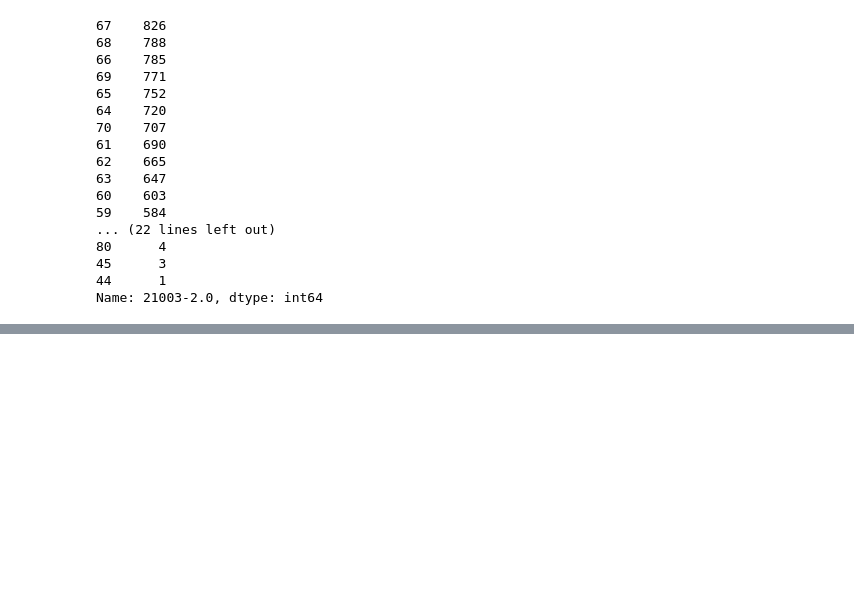
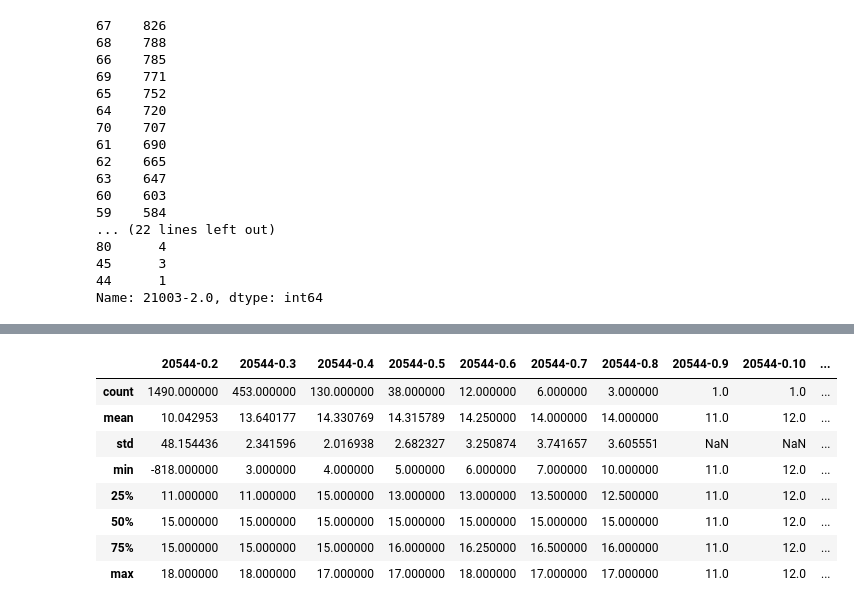
Before and after one commit to kamilest/brain-age-gnn, a Jupyter notebook: notebooks/phenotype.ipynb, the cells around one changed output, grey strips where cells are left out. Cells and saved outputs as stored; diff of their text form; code cells hidden in the pictures; blank space fills up the shorter version.

```diff
--- a/notebooks/phenotype.ipynb
+++ b/notebooks/phenotype.ipynb
@@ -312,0 +392,12 @@ phenotype_train.iloc[idx].index.tolist()
+# %%
+mental_health.describe()
+# %% [output]
+|  | 20544-0.2 | 20544-0.3 | 20544-0.4 | 20544-0.5 | 20544-0.6 | 20544-0.7 | 20544-0.8 | 20544-0.9 | 20544-0.10 | ... |
+| count | 1490.000000 | 453.000000 | 130.000000 | 38.000000 | 12.000000 | 6.000000 | 3.000000 | 1.0 | 1.0 | ... |
+| mean | 10.042953 | 13.640177 | 14.330769 | 14.315789 | 14.250000 | 14.000000 | 14.000000 | 11.0 | 12.0 | ... |
+| std | 48.154436 | 2.341596 | 2.016938 | 2.682327 | 3.250874 | 3.741657 | 3.605551 | NaN | NaN | ... |
+| min | -818.000000 | 3.000000 | 4.000000 | 5.000000 | 6.000000 | 7.000000 | 10.000000 | 11.0 | 12.0 | ... |
+| 25% | 11.000000 | 11.000000 | 15.000000 | 13.000000 | 13.000000 | 13.500000 | 12.500000 | 11.0 | 12.0 | ... |
+| 50% | 15.000000 | 15.000000 | 15.000000 | 15.000000 | 15.000000 | 15.000000 | 15.000000 | 11.0 | 12.0 | ... |
+| 75% | 15.000000 | 15.000000 | 15.000000 | 16.000000 | 16.250000 | 16.500000 | 16.000000 | 11.0 | 12.0 | ... |
+| max | 18.000000 | 18.000000 | 17.000000 | 17.000000 | 18.000000 | 17.000000 | 17.000000 | 11.0 | 12.0 | ... |
```
Also changed, not shown: parts of 31 cells of this notebook.
